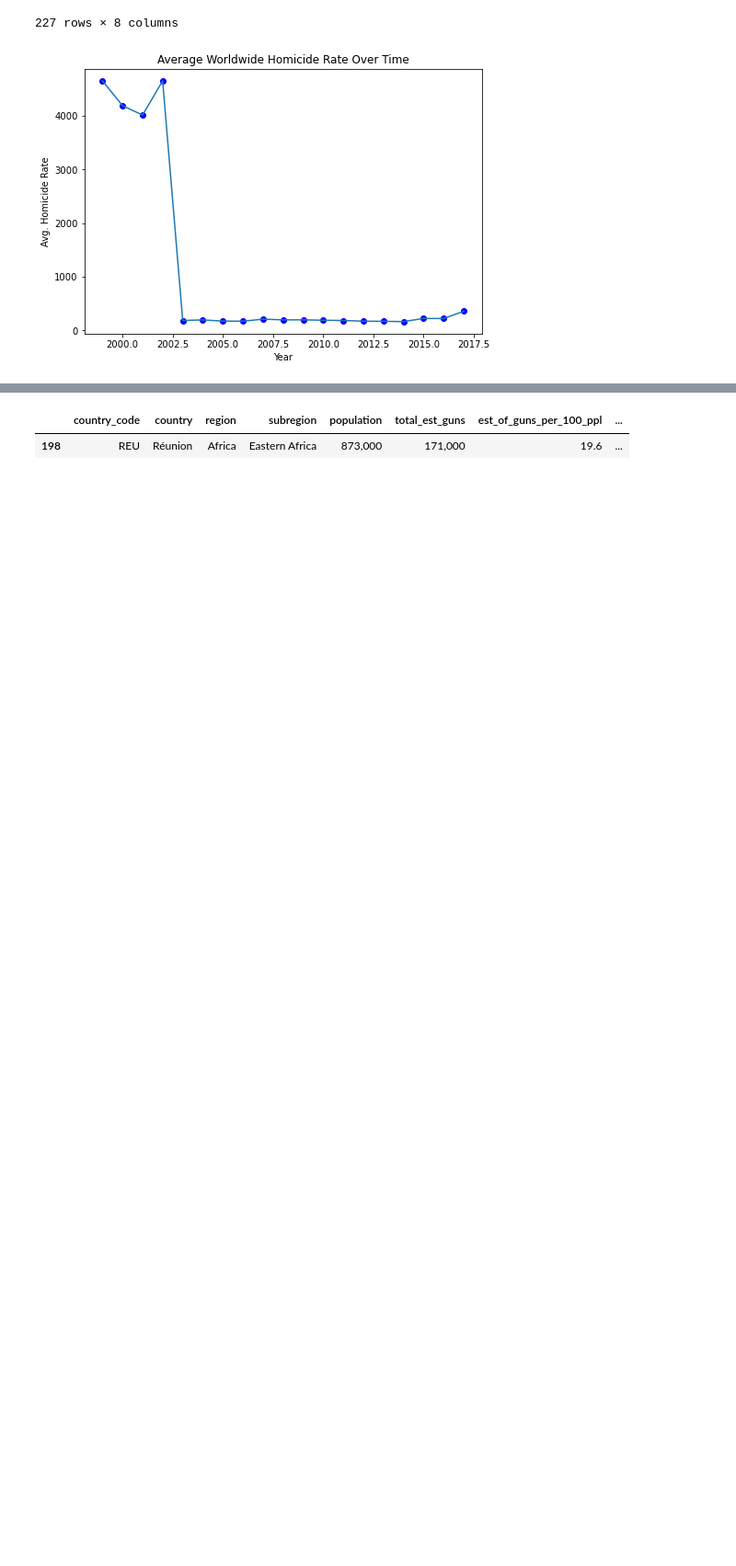
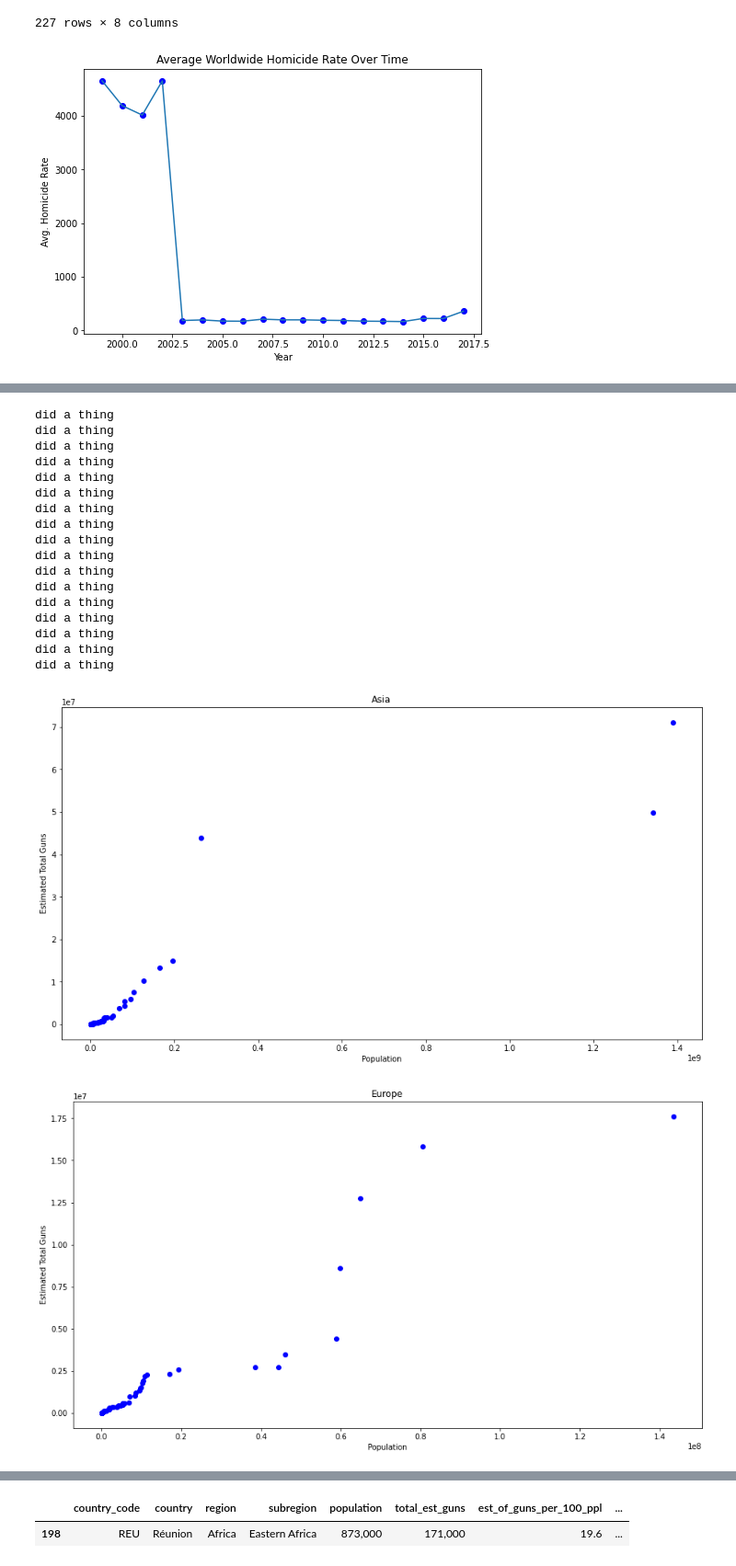
Before and after one commit to the-amazing-works-of-stephanie/gun-violence-analysis, a Jupyter notebook: fp.ipynb, the cells around one changed output, grey strips where cells are left out. Shown at 92% size. Saved outputs shown, nothing was run; the diff lists cells and outputs as text; code cells hidden in the pictures; blank space fills up the shorter version.

```diff
--- a/fp.ipynb
+++ b/fp.ipynb
@@ -125,0 +164,51 @@ plt.show()
+# %%
+# plotting each region. x axis is the population, y axis is the guns
+titles = list(guns_per_region.keys())
+for i in titles:
+    x = np.sort(np.array(list(pop[i].values())))
+    y = np.sort(np.array(list(guns[i].values())))
+    #m, b = np.polyfit(x,y,1)
+
+    plt.figure(figsize=(15, 8))
+    plt.scatter(x, y, color="Blue")
+    #plt.plot(x, (m*x) + b, color="Red")
+
+    plt.xlabel("Population")
+    plt.ylabel("Estimated Total Guns")
+    plt.title(i)
+
+#highlight the top few countries of interest
+    #NOTE: is not working yet
+cg = {}
+for country in pop['Asia'].keys():
+    if pop['Asia'][country]/10 < guns['Asia'][country]:
+        print('did a thing')
+        #if guns > 200000 && population > 200000 b/c that's 1 gun to every person???
+        #if guns[] > pop[i]:
+        plt.scatter(x = pop['Asia'][country],y = guns['Asia'][country], color = 'Purple')
+        #print("country:", i, "population:", pop[i], "guns:", guns[i])
+        # maybe stick those top few countries into a dataframe for later use??
+
+    # for j in pop[i].keys():
+    #     plt.text(x=pop[i][j], y=guns[i][j], s=j)
+    # plt.show()
+# %% [output]
+did a thing
+did a thing
+did a thing
+did a thing
+did a thing
+did a thing
+did a thing
+did a thing
+did a thing
+did a thing
+did a thing
+did a thing
+did a thing
+did a thing
+did a thing
+did a thing
+did a thing
+[figure, added]
+[figure, added]
```
Also changed, not shown: parts of 15 cells of this notebook.
